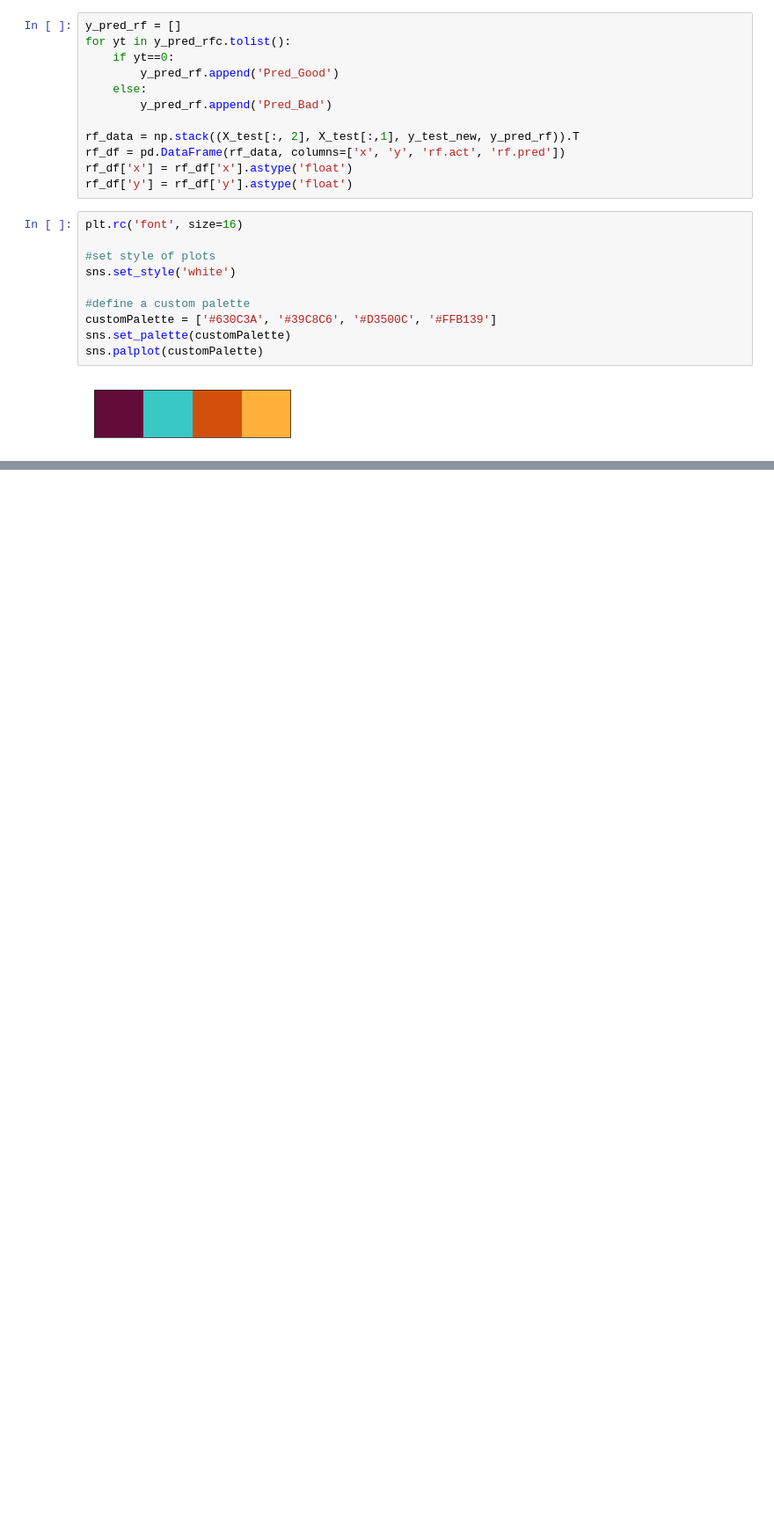
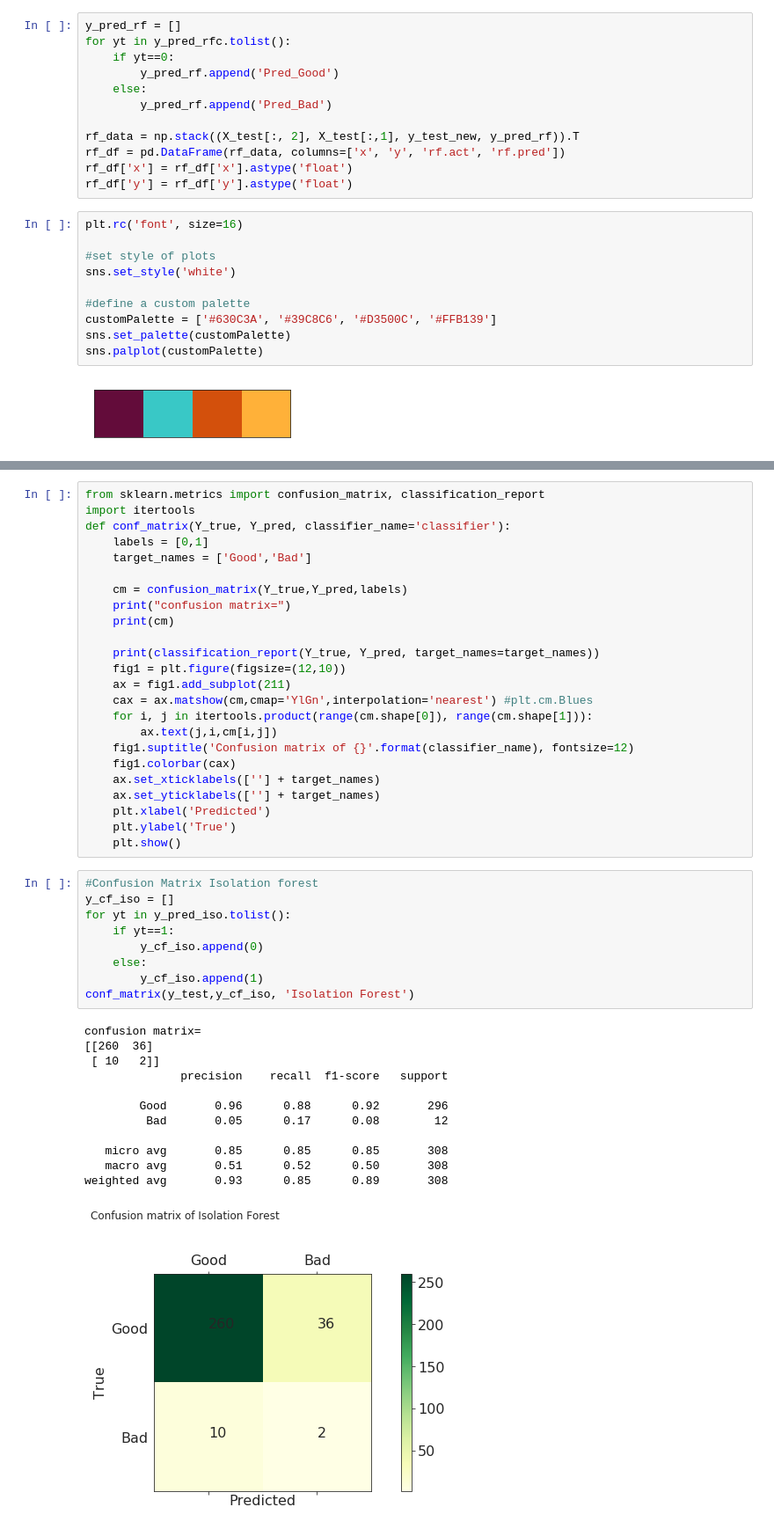
Before and after one commit to Anand191/AppliedDL, a Jupyter notebook: Isolation Forest.ipynb, the cells around one changed output, grey strips where cells are left out. Shown: that part at 88% size. Saved outputs shown, nothing was run; the diff lists cells and outputs as text; blank space fills up the shorter version.

Commit message:
added confusion matrix

```diff
--- a/Isolation Forest.ipynb
+++ b/Isolation Forest.ipynb
@@ -111,0 +113,46 @@ sns.lmplot(data=rf_df, x='x', y='y', col='rf.pred',
+# %%
+from sklearn.metrics import confusion_matrix, classification_report
+import itertools
+def conf_matrix(Y_true, Y_pred, classifier_name='classifier'):
+    labels = [0,1]
+    target_names = ['Good','Bad']
+
+    cm = confusion_matrix(Y_true,Y_pred,labels)
+    print("confusion matrix=")
+    print(cm)
+
+    print(classification_report(Y_true, Y_pred, target_names=target_names))
+    fig1 = plt.figure(figsize=(12,10))
+    ax = fig1.add_subplot(211)
+    cax = ax.matshow(cm,cmap='YlGn',interpolation='nearest') #plt.cm.Blues
+    for i, j in itertools.product(range(cm.shape[0]), range(cm.shape[1])):
+        ax.text(j,i,cm[i,j])
+    fig1.suptitle('Confusion matrix of {}'.format(classifier_name), fontsize=12)
+    fig1.colorbar(cax)
+    ax.set_xticklabels([''] + target_names)
+    ax.set_yticklabels([''] + target_names)
+    plt.xlabel('Predicted')
+    plt.ylabel('True')
+    plt.show()
+# %%
+#Confusion Matrix Isolation forest
+y_cf_iso = []
+for yt in y_pred_iso.tolist():
+    if yt==1:
+        y_cf_iso.append(0)
+    else:
+        y_cf_iso.append(1)
+conf_matrix(y_test,y_cf_iso, 'Isolation Forest')
+# %% [output]
+confusion matrix=
+[[260  36]
+ [ 10   2]]
+              precision    recall  f1-score   support
+
+        Good       0.96      0.88      0.92       296
+         Bad       0.05      0.17      0.08        12
+
+   micro avg       0.85      0.85      0.85       308
+   macro avg       0.51      0.52      0.50       308
+weighted avg       0.93      0.85      0.89       308
+[figure, added]
```
Also changed, not shown: parts of 4 cells of this notebook.
